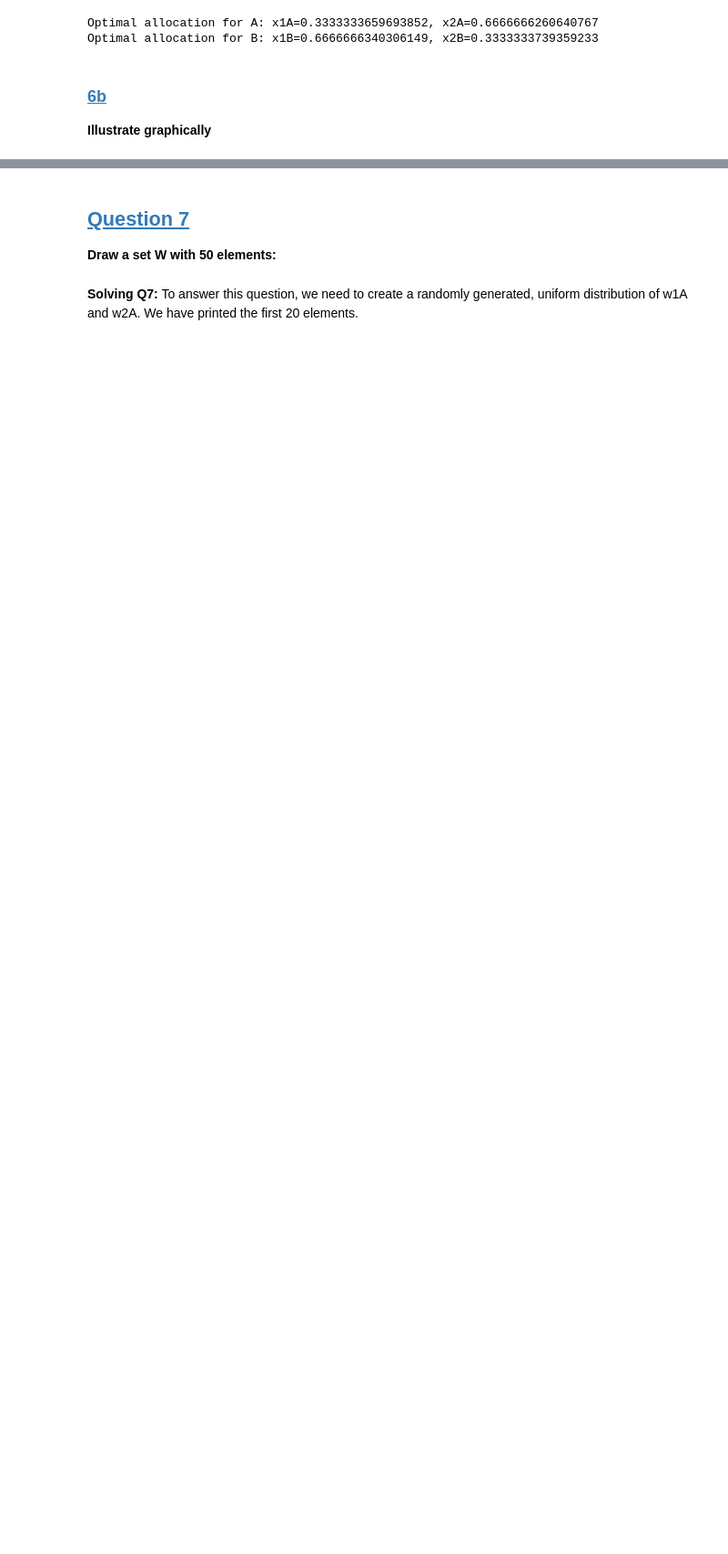
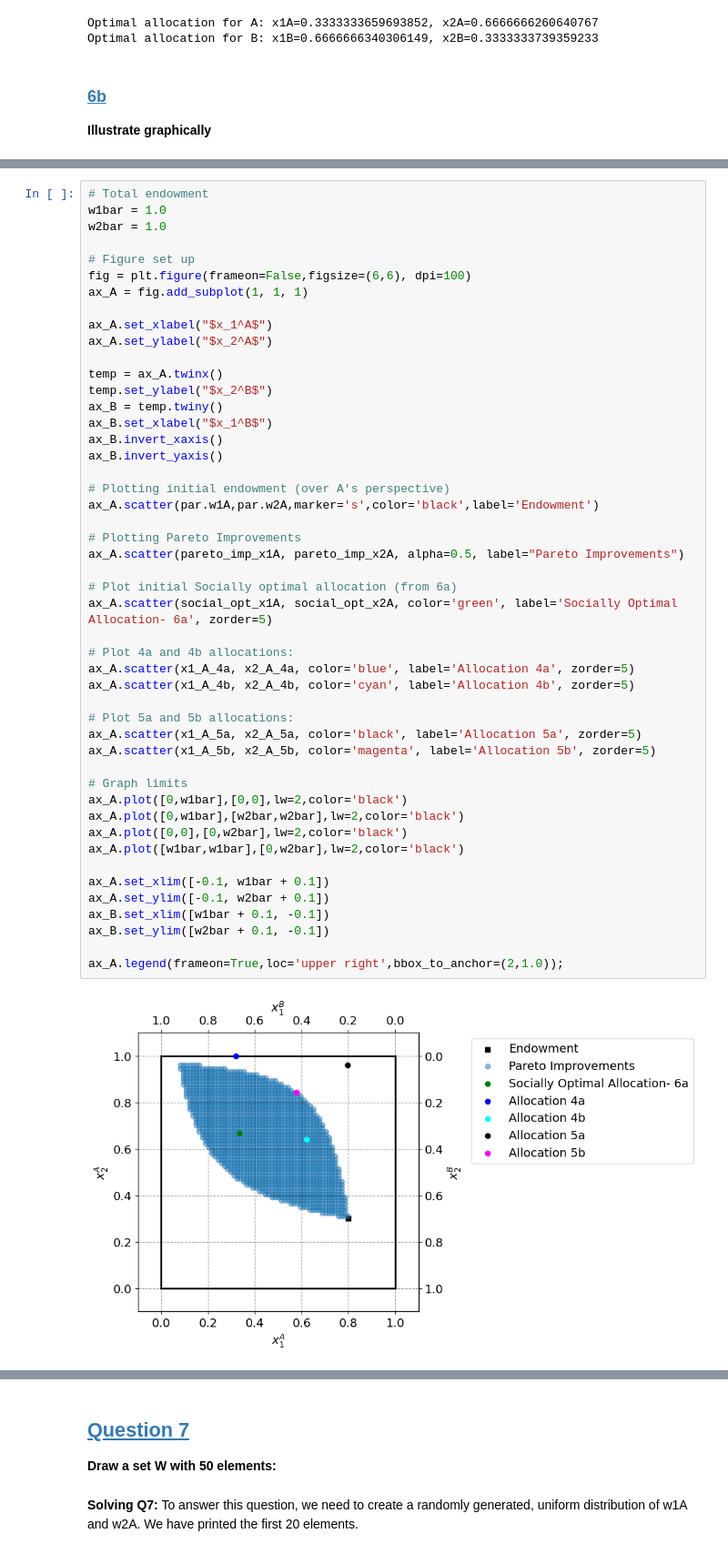
Before and after one commit to NumEconCopenhagen/projects-2024-isabel_nicole_snorri, a Jupyter notebook: inauguralproject/improving inauguralproject.ipynb, the cells around one changed output, grey strips where cells are left out. Shown at 91% size. Cells and saved outputs as stored; diff of their text form; blank space fills up the shorter version.

```diff
--- a/inauguralproject/improving inauguralproject.ipynb
+++ b/inauguralproject/improving inauguralproject.ipynb
@@ -456 +422,51 @@ No artists with labels found to put in legend.  Note that artists whose label st
+# %%
+# Total endowment
+w1bar = 1.0
+w2bar = 1.0
+
+# Figure set up
+fig = plt.figure(frameon=False,figsize=(6,6), dpi=100)
+ax_A = fig.add_subplot(1, 1, 1)
+
+ax_A.set_xlabel("$x_1^A$")
+ax_A.set_ylabel("$x_2^A$")
+
+temp = ax_A.twinx()
+temp.set_ylabel("$x_2^B$")
+ax_B = temp.twiny()
+ax_B.set_xlabel("$x_1^B$")
+ax_B.invert_xaxis()
+ax_B.invert_yaxis()
+
+# Plotting initial endowment (over A's perspective)
+ax_A.scatter(par.w1A,par.w2A,marker='s',color='black',label='Endowment')
+
+# Plotting Pareto Improvements
+ax_A.scatter(pareto_imp_x1A, pareto_imp_x2A, alpha=0.5, label="Pareto Improvements")
+
+# Plot initial Socially optimal allocation (from 6a)
+ax_A.scatter(social_opt_x1A, social_opt_x2A, color='green', label='Socially Optimal Allocation- 6a', zorder=5)
+
+# Plot 4a and 4b allocations:
+ax_A.scatter(x1_A_4a, x2_A_4a, color='blue', label='Allocation 4a', zorder=5)
+ax_A.scatter(x1_A_4b, x2_A_4b, color='cyan', label='Allocation 4b', zorder=5)
+
+# Plot 5a and 5b allocations:
+ax_A.scatter(x1_A_5a, x2_A_5a, color='black', label='Allocation 5a', zorder=5)
+ax_A.scatter(x1_A_5b, x2_A_5b, color='magenta', label='Allocation 5b', zorder=5)
+
+# Graph limits
+ax_A.plot([0,w1bar],[0,0],lw=2,color='black')
+ax_A.plot([0,w1bar],[w2bar,w2bar],lw=2,color='black')
+ax_A.plot([0,0],[0,w2bar],lw=2,color='black')
+ax_A.plot([w1bar,w1bar],[0,w2bar],lw=2,color='black')
+
+ax_A.set_xlim([-0.1, w1bar + 0.1])
+ax_A.set_ylim([-0.1, w2bar + 0.1])
+ax_B.set_xlim([w1bar + 0.1, -0.1])
+ax_B.set_ylim([w2bar + 0.1, -0.1])
+
+ax_A.legend(frameon=True,loc='upper right',bbox_to_anchor=(2,1.0));
+# %% [output]
+[figure, added]
 # %% [markdown]
```
Also changed, not shown: parts of 13 cells of this notebook, 3 other files.
